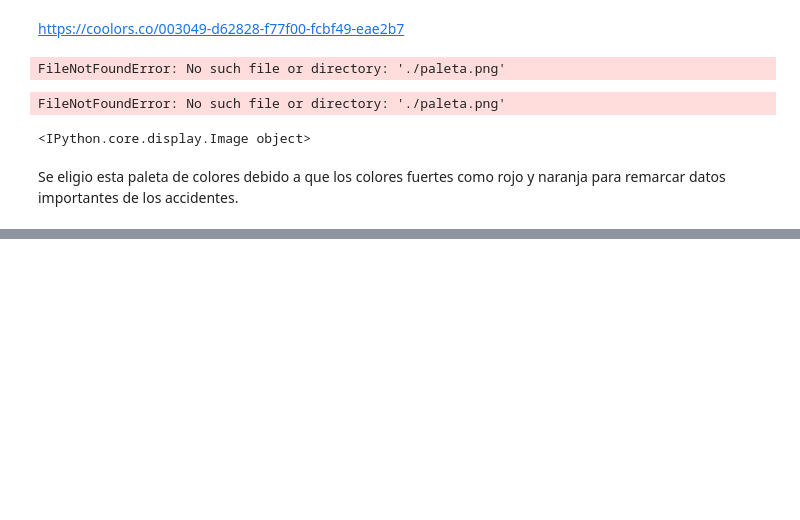
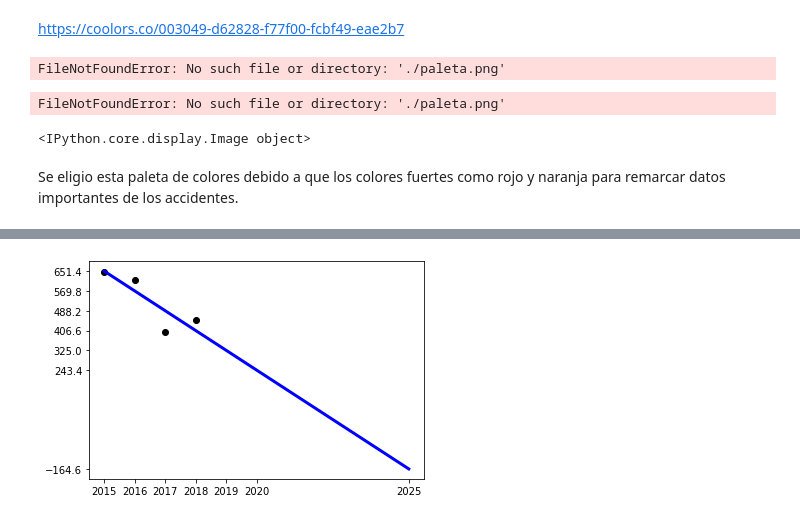
Before and after one commit to gusta257/HDT8_DS, a Jupyter notebook: HDT8.ipynb, the cells around one changed output, grey strips where cells are left out. Drawn from its saved outputs; the diff is of its cells as text; code cells hidden in the pictures; blank space fills up the shorter version.

```diff
--- a/HDT8.ipynb
+++ b/HDT8.ipynb
@@ -141,0 +148,21 @@ acc_by_year = dataAcc_Total.groupby('año_ocu')
+# %%
+x = [2015, 2016, 2017, 2018]
+y = [650, 616, 400, 450]
+
+x = np.array(x).reshape(4, 1)
+y = np.array(y).reshape(4, 1)
+
+reg = linear_model.LinearRegression()
+reg.fit(x, y)
+
+years = [2015, 2016, 2017, 2018, 2019, 2020, 2025]
+x_pred = np.array(years).reshape(len(years), 1)
+y_pred = reg.predict(x_pred)
+
+plt.scatter(x, y,  color='black')
+plt.plot(x_pred, y_pred, color='blue', linewidth=3)
+plt.xticks((years))
+plt.yticks((y_pred))
+plt.show()
+# %% [output]
+[figure, added]
```
Also changed, not shown: parts of 2 cells of this notebook.
